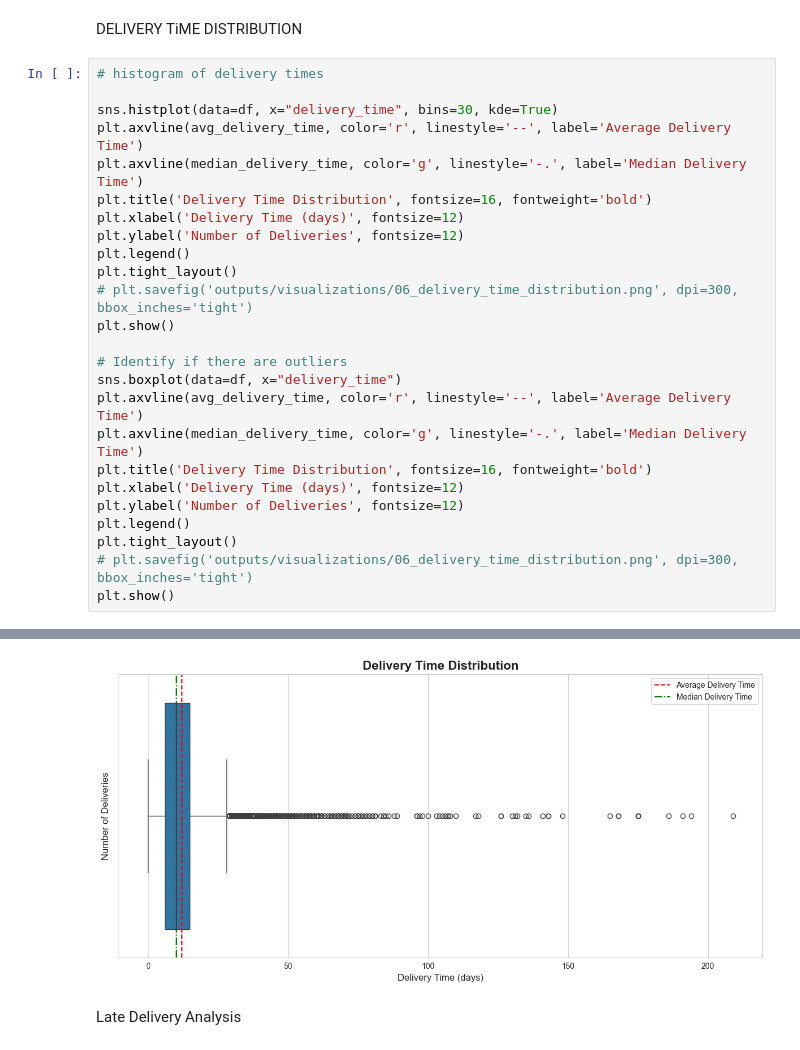
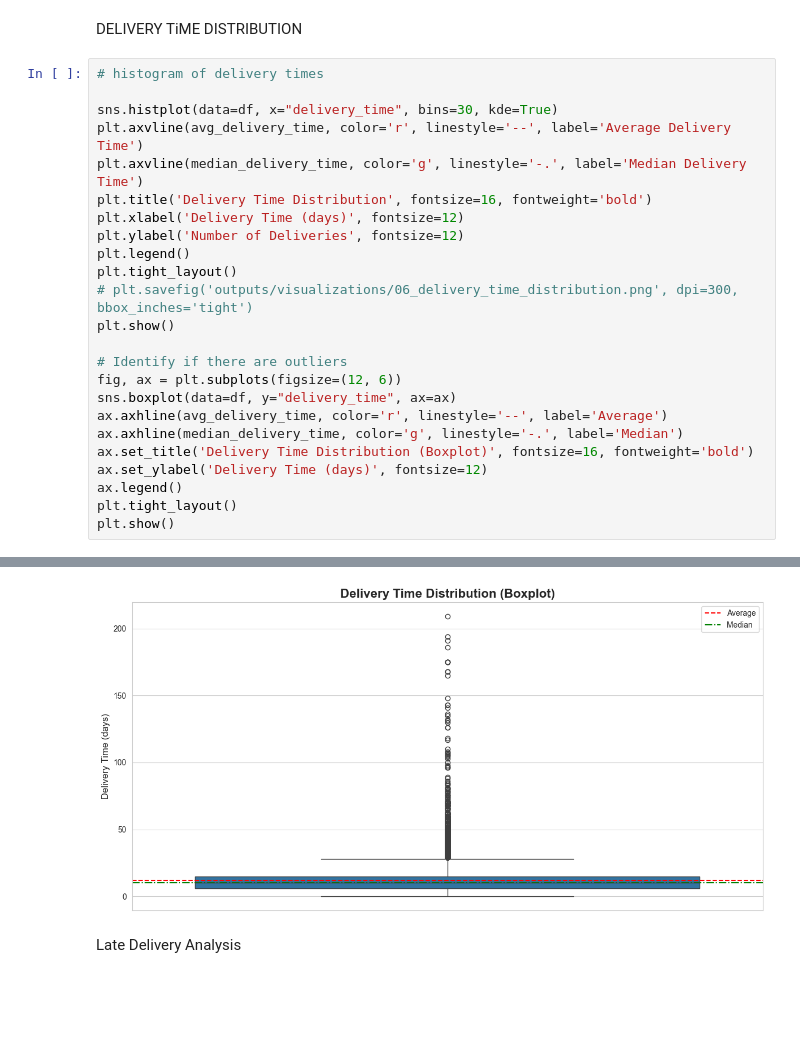
Before and after one commit to haseeb774/end-to-end-olist-analysis, a Jupyter notebook: python_analysis/eda.ipynb, the cells around one changed output, grey strips where cells are left out. Drawn from its saved outputs; the diff is of its cells as text; blank space fills up the shorter version.

```diff
--- a/python_analysis/eda.ipynb
+++ b/python_analysis/eda.ipynb
@@ -222,30 +222,29 @@ DELIVERY TiME DISTRIBUTION
 # %%
 # histogram of delivery times
 
 sns.histplot(data=df, x="delivery_time", bins=30, kde=True)
 plt.axvline(avg_delivery_time, color='r', linestyle='--', label='Average Delivery Time')
 plt.axvline(median_delivery_time, color='g', linestyle='-.', label='Median Delivery Time')
 plt.title('Delivery Time Distribution', fontsize=16, fontweight='bold')
 plt.xlabel('Delivery Time (days)', fontsize=12)
 plt.ylabel('Number of Deliveries', fontsize=12)
 plt.legend()
 plt.tight_layout()
 # plt.savefig('outputs/visualizations/06_delivery_time_distribution.png', dpi=300, bbox_inches='tight')
 plt.show()
 
 # Identify if there are outliers
-sns.boxplot(data=df, x="delivery_time")
-plt.axvline(avg_delivery_time, color='r', linestyle='--', label='Average Delivery Time')
-plt.axvline(median_delivery_time, color='g', linestyle='-.', label='Median Delivery Time')
-plt.title('Delivery Time Distribution', fontsize=16, fontweight='bold')
-plt.xlabel('Delivery Time (days)', fontsize=12)
-plt.ylabel('Number of Deliveries', fontsize=12)
-plt.legend()
+fig, ax = plt.subplots(figsize=(12, 6))
+sns.boxplot(data=df, y="delivery_time", ax=ax)
+ax.axhline(avg_delivery_time, color='r', linestyle='--', label='Average')
+ax.axhline(median_delivery_time, color='g', linestyle='-.', label='Median')
+ax.set_title('Delivery Time Distribution (Boxplot)', fontsize=16, fontweight='bold')
+ax.set_ylabel('Delivery Time (days)', fontsize=12)
+ax.legend()
 plt.tight_layout()
-# plt.savefig('outputs/visualizations/06_delivery_time_distribution.png', dpi=300, bbox_inches='tight')
 plt.show()
 # %% [output]
 [figure]
-[figure, old version]
+[figure, new version]
 # %% [markdown]
 Late Delivery Analysis
```
Also changed, not shown: parts of 6 cells of this notebook, 8 other files.
